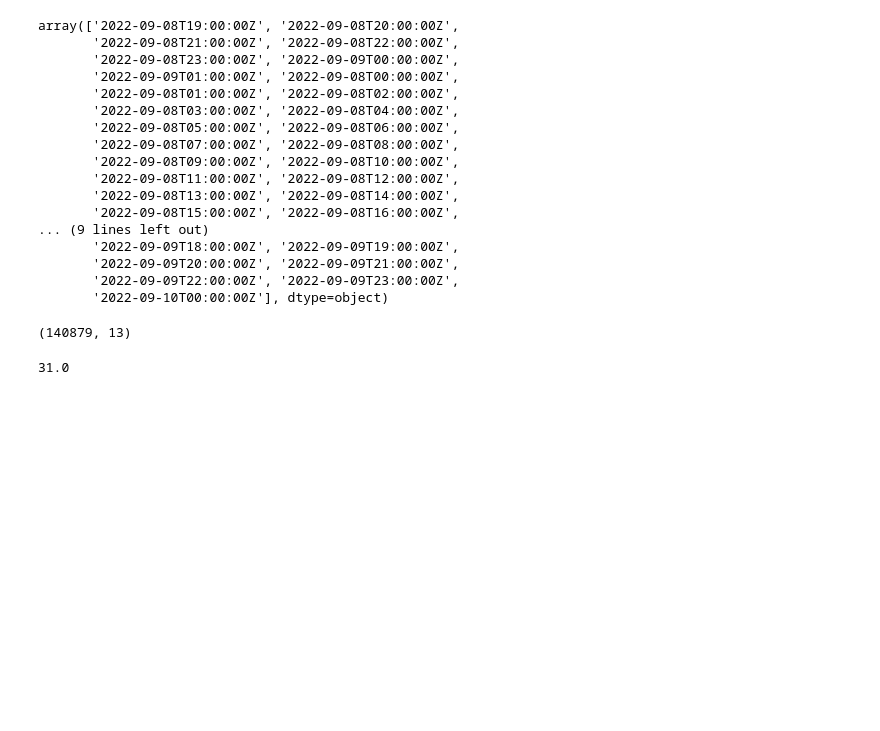
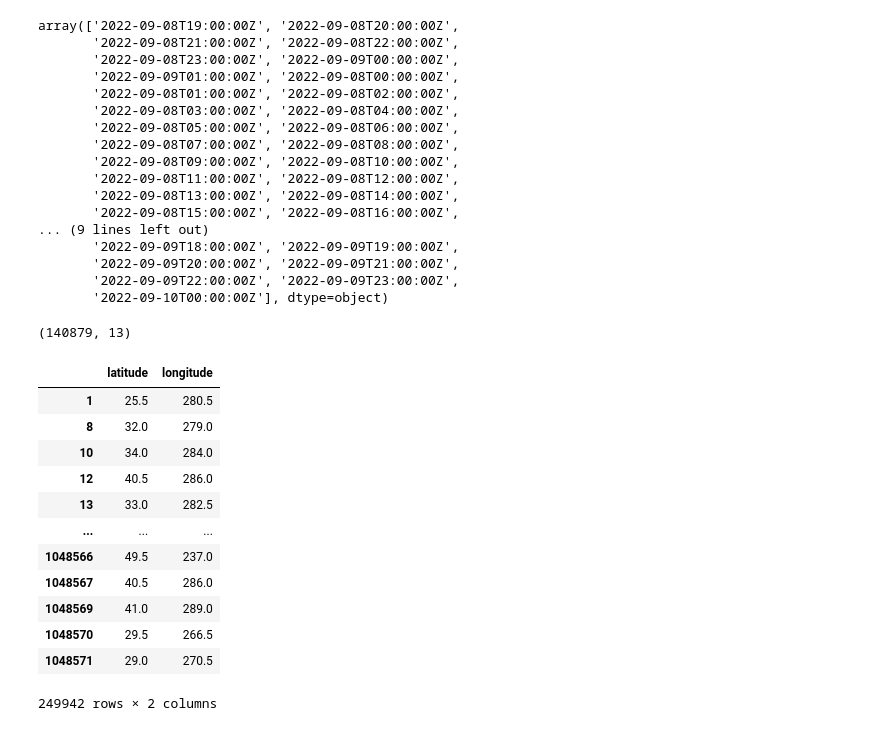
Before and after one commit to Pratit23/Oil-Spill-Prediction-AIS, a Jupyter notebook: ML_Project.ipynb, the cells around one changed output. Cells and saved outputs as stored; diff of their text form; code cells hidden in the pictures; blank space fills up the shorter version.

```diff
--- a/ML_Project.ipynb
+++ b/ML_Project.ipynb
@@ -104,10 +116,26 @@ x_subset = weather_data.loc[weather_data["time"] == allTimeRanges[0]]
 x_subset.shape
 # %% [output]
 (140879, 13)
-# %%
-def roundToNearestLoc(val):
-    return round(val * 2) / 2
-
-roundToNearestLoc(30.81422)
-# %% [output]
-31.0
+# %%
+# rounding all AIS lat and lng to nearest location
+def roundToNearestLoc(val):
+    return round(val * 2) / 2
+
+df_ais["latitude"] = df_ais["latitude"].apply(lambda x: roundToNearestLoc(x))
+# adding 180 to the longitude to make it in the range of 0-360
+df_ais["longitude"] = df_ais["longitude"].apply(lambda x: roundToNearestLoc(x) + 180)
+df_ais[["latitude", "longitude"]]
+# %% [output]
+|  | latitude | longitude |
+| 1 | 25.5 | 280.5 |
+| 8 | 32.0 | 279.0 |
+| 10 | 34.0 | 284.0 |
+| 12 | 40.5 | 286.0 |
+| 13 | 33.0 | 282.5 |
+| ... | ... | ... |
+| 1048566 | 49.5 | 237.0 |
+| 1048567 | 40.5 | 286.0 |
+| 1048569 | 41.0 | 289.0 |
+| 1048570 | 29.5 | 266.5 |
+| 1048571 | 29.0 | 270.5 |
+249942 rows × 2 columns
```
Also changed, not shown: parts of 9 cells of this notebook.
